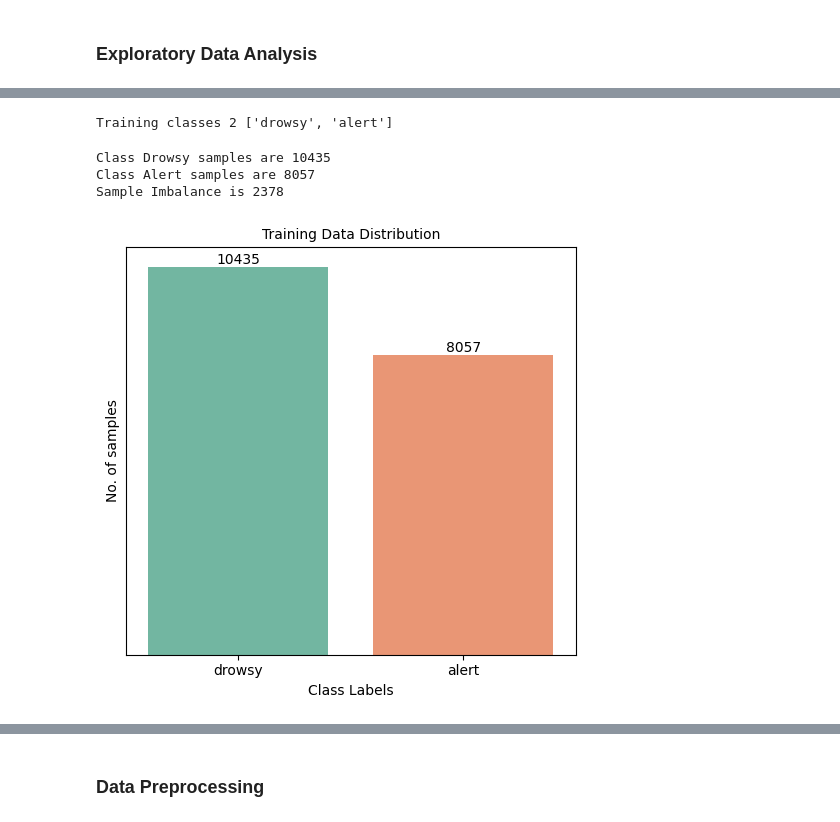
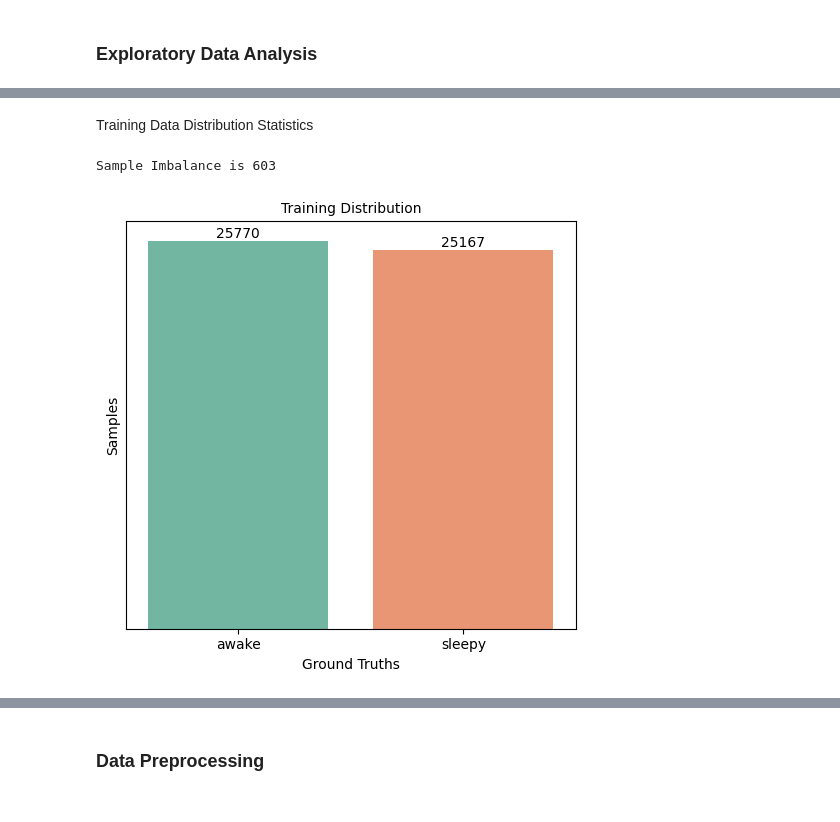
Before and after one commit to mirzaabubakar-mughal/Deep-Learning-Term-Project, a Jupyter notebook: notebook.ipynb, the cells around one changed output, grey strips where cells are left out. Cells and saved outputs as stored; diff of their text form; code cells hidden in the pictures.

```diff
--- a/notebook.ipynb
+++ b/notebook.ipynb
@@ -120,14 +76,22 @@ Total samples in 'valid' set are 2311
 # %%
-# Visualize the dataset
+# splits
+train_count = len(ImageFolder(root=train_path))
+valid_count = len(ImageFolder(root=valid_path))
+test_count = len(ImageFolder(root=test_path))
+
+dir_name = ['train', 'valid', 'test']
+total_samples = [train_count, valid_count, test_count]
+
+# visualize the whole dataset
 plt.figure(figsize=(5,5))
-bar = sns.barplot(y=total_samples, hue=dir_name, palette="pastel", legend=True)
+bar = sns.barplot(y=total_samples, hue=dir_name, palette="pastel", gap=0.2, legend=True)
 
 for container in bar.containers:
     bar.bar_label(container)
 
-plt.ylabel('Total samples')
-plt.xlabel('Dataset')
-plt.title('Sample Split Distribution', fontsize=10)
+plt.ylabel('Samples')
+plt.xlabel('Splits')
+plt.title('Dataset Distribution', fontsize=10)
 plt.yticks([])
 plt.tight_layout()
 plt.show()
@@ -136,39 +100,27 @@ plt.show()
-# %%
-# exploring training data
-
-train_path = os.path.join(main_dir, 'train')
-classes = os.listdir(train_path)
-
-print(f'Training classes {len(classes)} {classes}')
-# %% [output]
-Training classes 2 ['drowsy', 'alert']
-# %%
-# individual class samples
-
-drowsy = len(os.listdir(os.path.join(train_path,'drowsy')))
-alert = len(os.listdir(os.path.join(train_path,'alert')))
-
-class_samples = [drowsy, alert]
-
-print(f'Class Drowsy samples are {drowsy}')
-print(f'Class Alert samples are {alert}')
-print(f'Sample Imbalance is {drowsy - alert}')
-# %% [output]
-Class Drowsy samples are 10435
-Class Alert samples are 8057
-Sample Imbalance is 2378
+# %% [markdown]
+Training Data Distribution Statistics
 # %%
+classes = os.listdir(train_path)
+
+# samples in each class label
+awake = len(os.listdir(os.path.join(train_path,'awake')))
+sleepy = len(os.listdir(os.path.join(train_path,'sleepy')))
+
+class_samples = [awake, sleepy]
+print(f'Sample Imbalance is {abs(awake - sleepy)}')
+
 plt.figure(figsize=(5,5))
 bar = sns.barplot(x=classes, y=class_samples, hue=classes, palette="Set2")
 
 for container in bar.containers:
     bar.bar_label(container)
 
-plt.ylabel('No. of samples')
-plt.xlabel('Class Labels')
-plt.title('Training Data Distribution', fontsize=10)
+plt.ylabel('Samples')
+plt.xlabel('Ground Truths')
+plt.title('Training Distribution', fontsize=10)
 plt.yticks([])
 plt.tight_layout()
 plt.show()
 # %% [output]
+Sample Imbalance is 603
-[figure, old version]
+[figure, new version]
```
Also changed, not shown: parts of 73 cells of this notebook.
